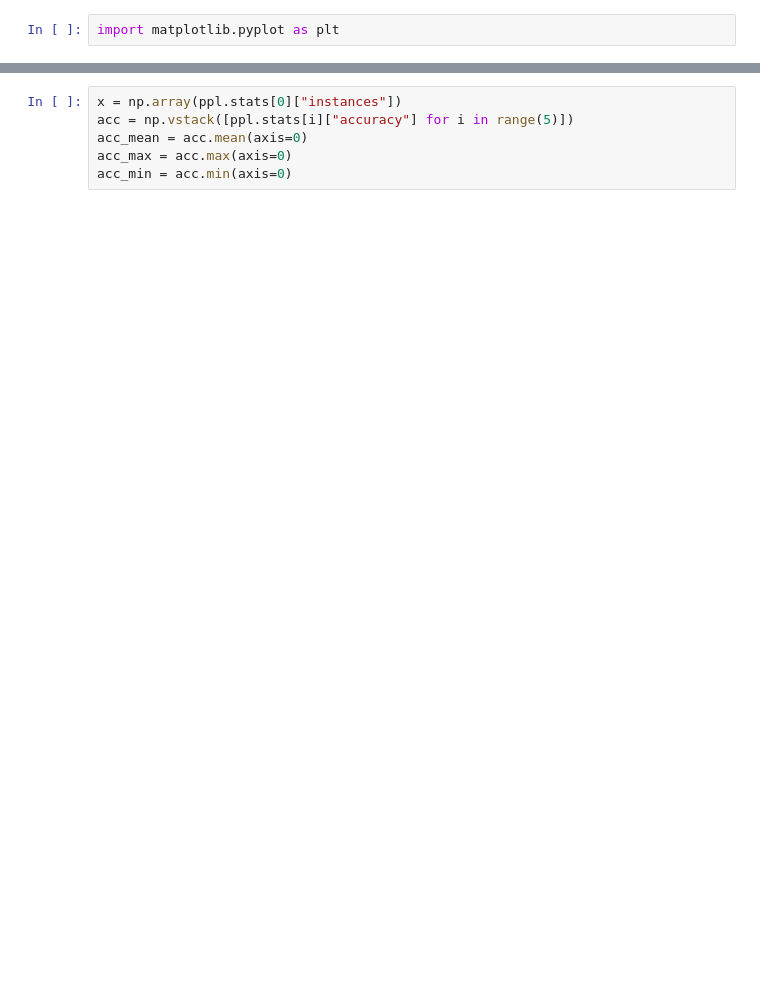
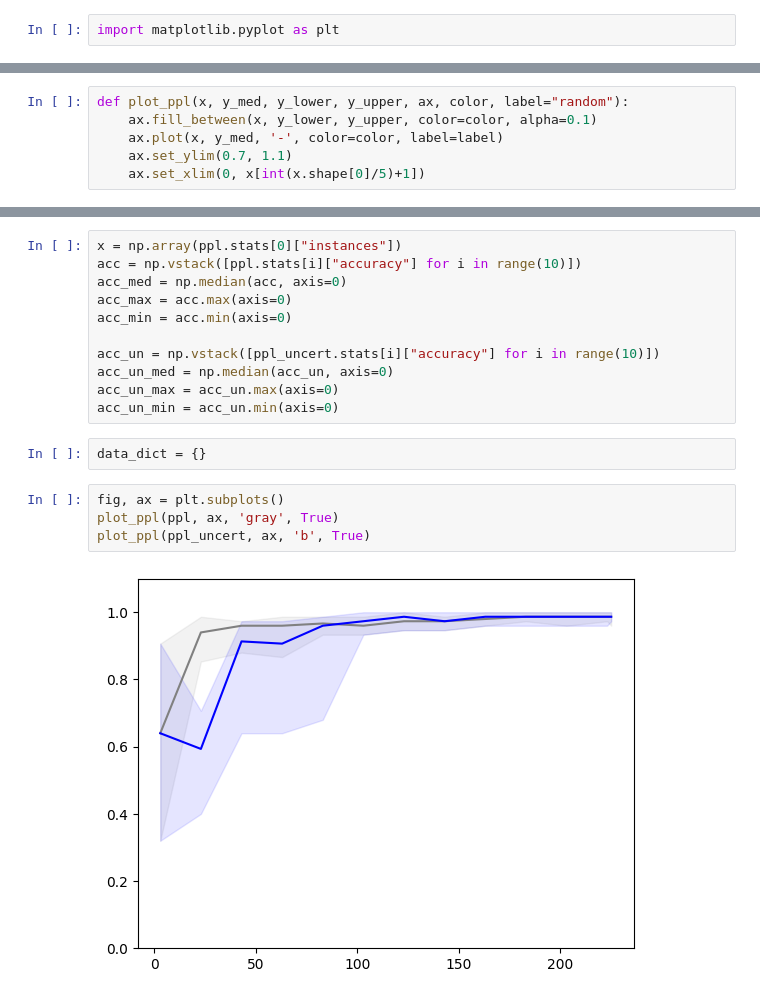
Before and after one commit to Jecosine/CatBoostPlayground, a Jupyter notebook: examples/run_pipeline.ipynb, the cells around one changed output, grey strips where cells are left out. Drawn from its saved outputs; the diff is of its cells as text; blank space fills up the shorter version.

```diff
--- a/examples/run_pipeline.ipynb
+++ b/examples/run_pipeline.ipynb
@@ -72,0 +117,6 @@ import matplotlib.pyplot as plt
+# %%
+def plot_ppl(x, y_med, y_lower, y_upper, ax, color, label="random"):
+    ax.fill_between(x, y_lower, y_upper, color=color, alpha=0.1)
+    ax.plot(x, y_med, '-', color=color, label=label)
+    ax.set_ylim(0.7, 1.1)
+    ax.set_xlim(0, x[int(x.shape[0]/5)+1])
@@ -73,7 +189,20 @@ import matplotlib.pyplot as plt
 # %%
 x = np.array(ppl.stats[0]["instances"])
-acc = np.vstack([ppl.stats[i]["accuracy"] for i in range(5)])
-acc_mean = acc.mean(axis=0)
+acc = np.vstack([ppl.stats[i]["accuracy"] for i in range(10)])
+acc_med = np.median(acc, axis=0)
 acc_max = acc.max(axis=0)
 acc_min = acc.min(axis=0)
+
+acc_un = np.vstack([ppl_uncert.stats[i]["accuracy"] for i in range(10)])
+acc_un_med = np.median(acc_un, axis=0)
+acc_un_max = acc_un.max(axis=0)
+acc_un_min = acc_un.min(axis=0)
+# %%
+data_dict = {}
+# %%
+fig, ax = plt.subplots()
+plot_ppl(ppl, ax, 'gray', True)
+plot_ppl(ppl_uncert, ax, 'b', True)
+# %% [output]
+[figure, added]
 # %%
```
Also changed, not shown: parts of 17 cells of this notebook, 15 other files.
